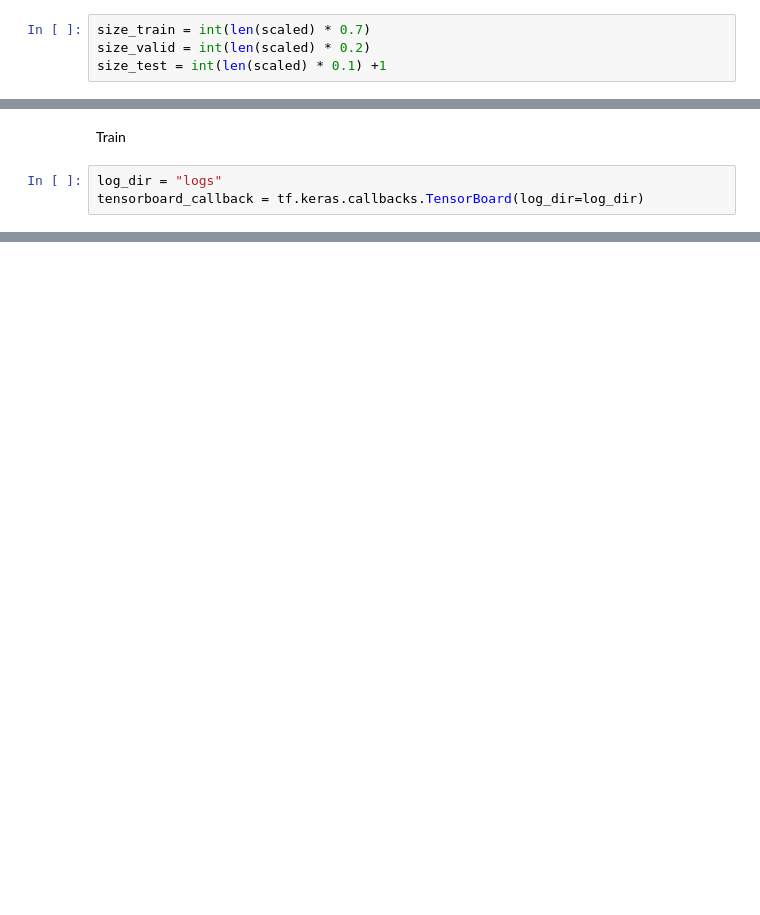
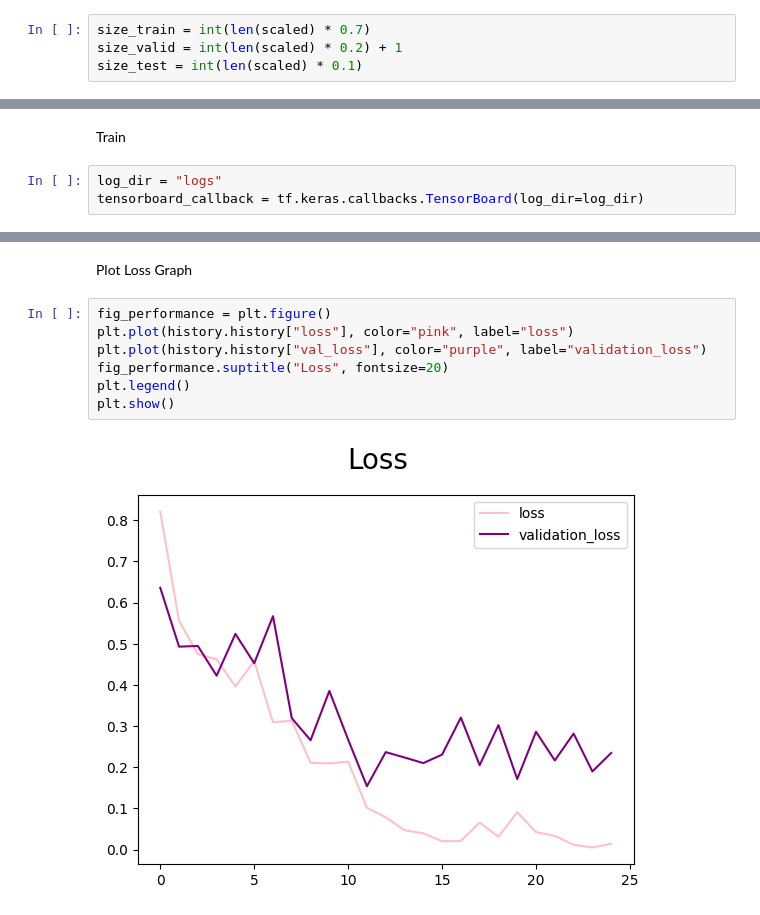
Before and after one commit to elif-krvan/Weather-Classifier, a Jupyter notebook: weather.ipynb, the cells around one changed output, grey strips where cells are left out. Cells and saved outputs as stored; diff of their text form; blank space fills up the shorter version.

Commit message:
Added accuracy and loss plots, testing and saving the model

```diff
--- a/weather.ipynb
+++ b/weather.ipynb
@@ -151,8 +151,8 @@ len(scaled)
 36
 # %%
 size_train = int(len(scaled) * 0.7)
-size_valid = int(len(scaled) * 0.2)
-size_test = int(len(scaled) * 0.1) +1
+size_valid = int(len(scaled) * 0.2) + 1
+size_test = int(len(scaled) * 0.1)
 # %%
 size_test
 # %% [output]
@@ -249,0 +246,11 @@ Epoch 25/25
+# %% [markdown]
+Plot Loss Graph
+# %%
+fig_performance = plt.figure()
+plt.plot(history.history["loss"], color="pink", label="loss")
+plt.plot(history.history["val_loss"], color="purple", label="validation_loss")
+fig_performance.suptitle("Loss", fontsize=20)
+plt.legend()
+plt.show()
+# %% [output]
+[figure, added]
```
Also changed, not shown: parts of 25 cells of this notebook, 10 other files.
